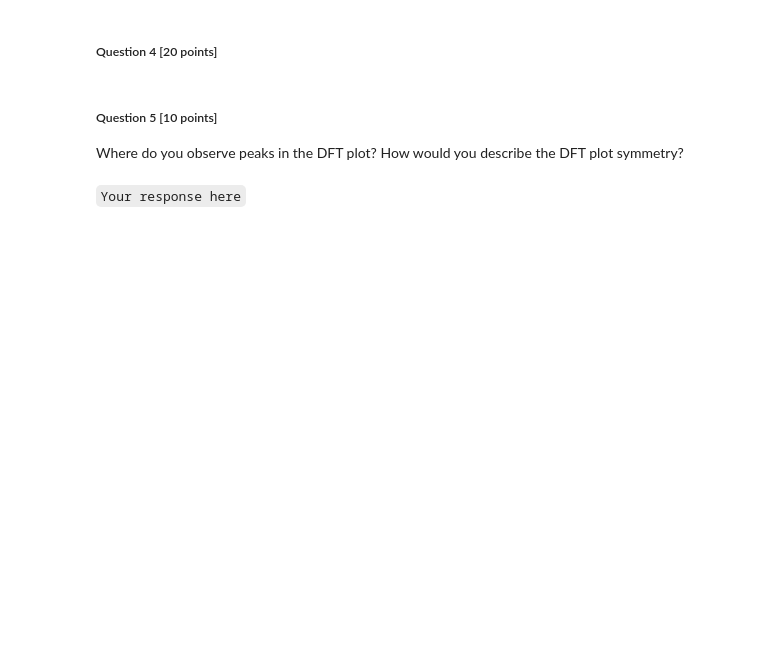
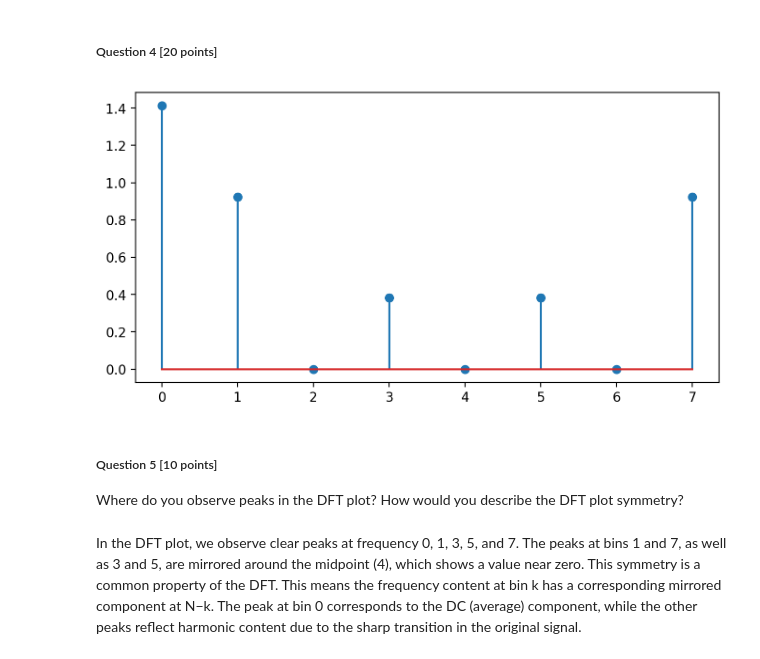
Before and after one commit to viviantran777/ML4Music-HW, a Jupyter notebook: Probability and Discrete Fourier Transform.ipynb, the cells around one changed output. Saved outputs shown, nothing was run; the diff lists cells and outputs as text; code cells hidden in the pictures; blank space fills up the shorter version.

```diff
--- a/Probability and Discrete Fourier Transform.ipynb
+++ b/Probability and Discrete Fourier Transform.ipynb
@@ -126,16 +176,15 @@ where $n$ counts the samples as rows and $k$ indexes the discrete frequencies (w
 # %% [markdown]
 ##### Question 2 [30 points]
 # %%
-def dftmatrix(Nfft=32,N=None):
-    'construct DFT matrix'
-    k= np.arange(Nfft)
-    if N is None: N = Nfft
-    n = np.arange(N)
+def dftmatrix(Nfft=32, N=None):
+    'Construct DFT matrix of shape (N, Nfft)'
+    if N is None:
+        N = Nfft
+    k = np.arange(Nfft).reshape(1, -1)
+    n = np.arange(N).reshape(-1, 1)
 
-    ### Implement the DFT matrix (U) here
-
-
-    return U/np.sqrt(Nfft)
+    U = np.exp(1j * 2 * np.pi * n * k / Nfft)
+    return U / np.sqrt(Nfft)
 
 Nfft=8
 Ns=8
@@ -220,6 +262,36 @@ plt.show()
+# %%
+Nfft = Ns
+U = dftmatrix(Nfft=Nfft,N=Ns)
+x = np.matrix(x)
+
+x = np.array([1, 1, 1, 1, 0, 0, 0, 0])  # 8-sample input signal
+
+### Compute X, the DFT of signal x
+def dftmatrix(Nfft=32, N=None):
+    '''Construct DFT matrix'''
+    if N is None:
+        N = Nfft
+    n = np.arange(N).reshape((N, 1))
+    k = np.arange(Nfft).reshape((1, Nfft))
+    W = np.exp(2j * np.pi * n * k / Nfft)
+    U = W / np.sqrt(Nfft)
+    return U
+
+Nfft = Ns = len(x)
+U = dftmatrix(Nfft=Nfft, N=Ns)
+x = np.matrix(x).T  # Convert to column vector (8x1)
+
+# Compute DFT
+X = U.conj().T @ x  # (8x8)^H @ (8x1) => (8x1)
+
+
+plt.stem(np.array(abs(X)))
+plt.show()
+# %% [output]
+[figure, added]
 # %% [markdown]
 ##### Question 5 [10 points]
 
 Where do you observe peaks in the DFT plot? How would you describe the DFT plot symmetry?
-# %% [markdown]
-``Your response here``
+# %% [markdown]
+In the DFT plot, we observe clear peaks at frequency  0, 1, 3, 5, and 7. The peaks at bins 1 and 7, as well as 3 and 5, are mirrored around the midpoint (4), which shows a value near zero. This symmetry is a common property of the DFT. This means the frequency content at bin k has a corresponding mirrored component at N−k. The peak at bin 0 corresponds to the DC (average) component, while the other peaks reflect harmonic content due to the sharp transition in the original signal.
```
Also changed, not shown: parts of 9 cells of this notebook, 3 other files.
